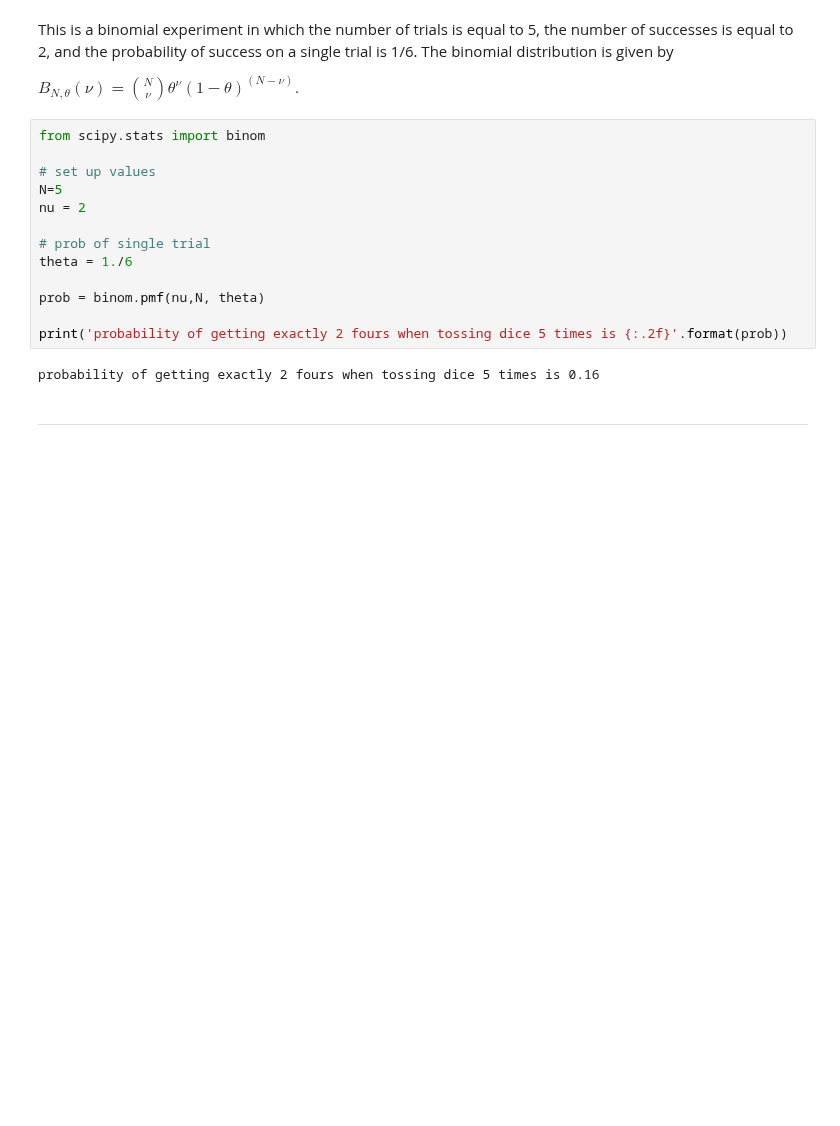
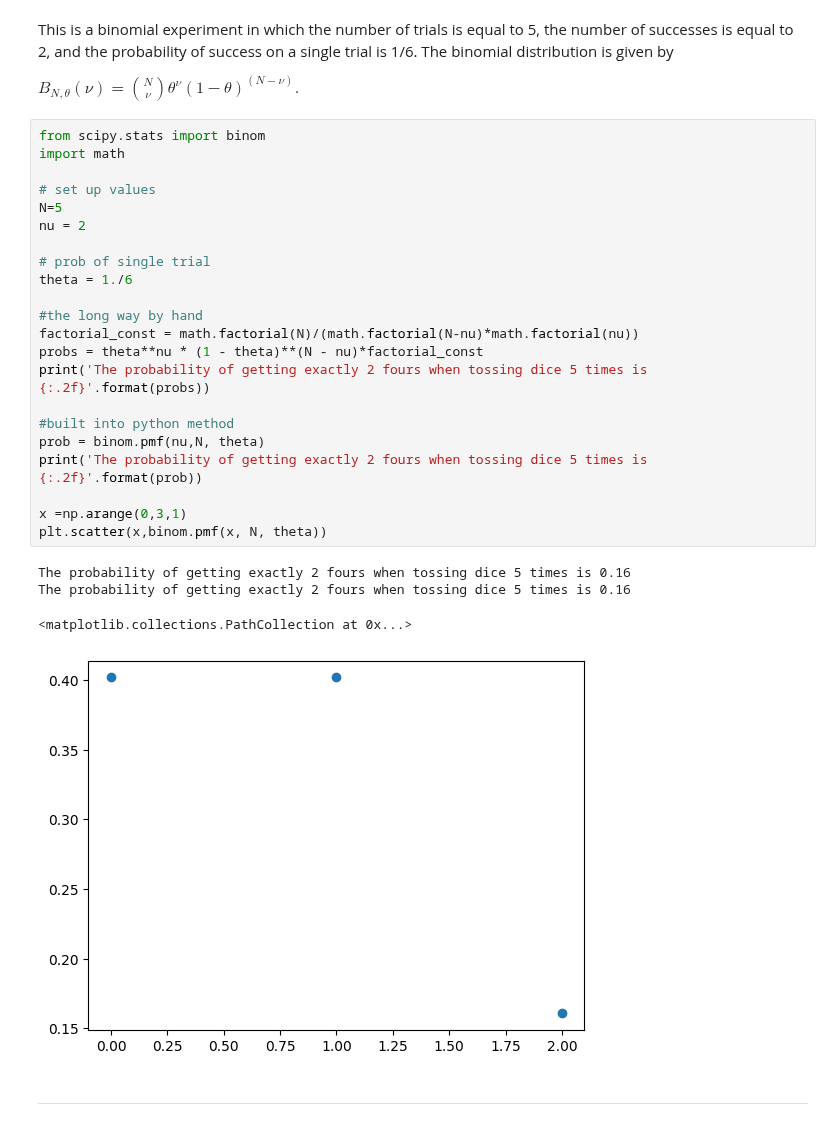
Before and after one commit to Clarke-Henshaw-Miles/extra, a Jupyter notebook: DATA SCIENCE/Chapter3.ipynb, the cells around one changed output. Cells and saved outputs as stored; diff of their text form; blank space fills up the shorter version.

```diff
--- a/DATA SCIENCE/Chapter3.ipynb
+++ b/DATA SCIENCE/Chapter3.ipynb
@@ -612,19 +612,31 @@ This is a binomial experiment in which the number of trials is equal to 5, the n
 $B_{N, \theta} (\nu) = {N \choose \nu} \theta^\nu (1 - \theta)^{(N - \nu)}.$
 # %%
 from scipy.stats import binom
+import math
 
 # set up values
 N=5
 nu = 2
 
 # prob of single trial
 theta = 1./6
 
+#the long way by hand
+factorial_const = math.factorial(N)/(math.factorial(N-nu)*math.factorial(nu))
+probs = theta**nu * (1 - theta)**(N - nu)*factorial_const
+print('The probability of getting exactly 2 fours when tossing dice 5 times is {:.2f}'.format(probs))
+
+#built into python method
 prob = binom.pmf(nu,N, theta)
+print('The probability of getting exactly 2 fours when tossing dice 5 times is {:.2f}'.format(prob))
 
-print('probability of getting exactly 2 fours when tossing dice 5 times is {:.2f}'.format(prob))
+x =np.arange(0,3,1)
+plt.scatter(x,binom.pmf(x, N, theta))
 # %% [output]
-probability of getting exactly 2 fours when tossing dice 5 times is 0.16
+The probability of getting exactly 2 fours when tossing dice 5 times is 0.16
+The probability of getting exactly 2 fours when tossing dice 5 times is 0.16
+<matplotlib.collections.PathCollection at 0x...>
+[figure, added]
 # %% [markdown]
 ***
 # %% [markdown]
```
Also changed, not shown: parts of 4 cells of this notebook.
